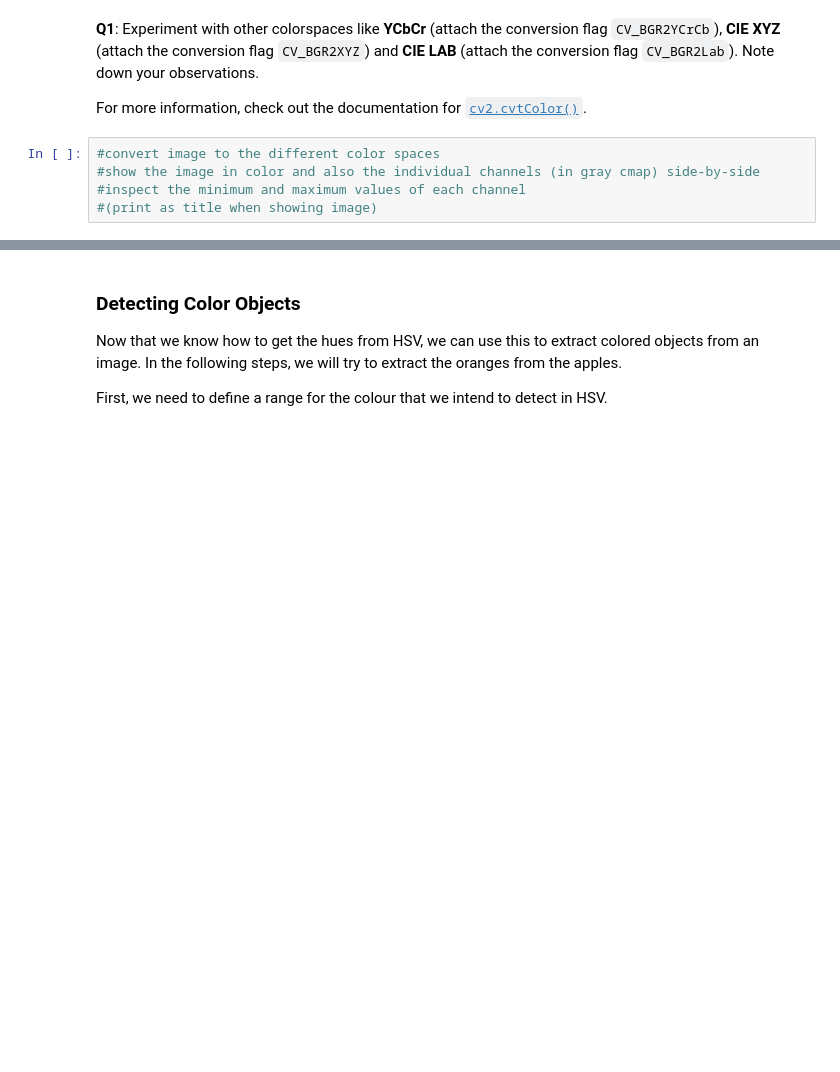
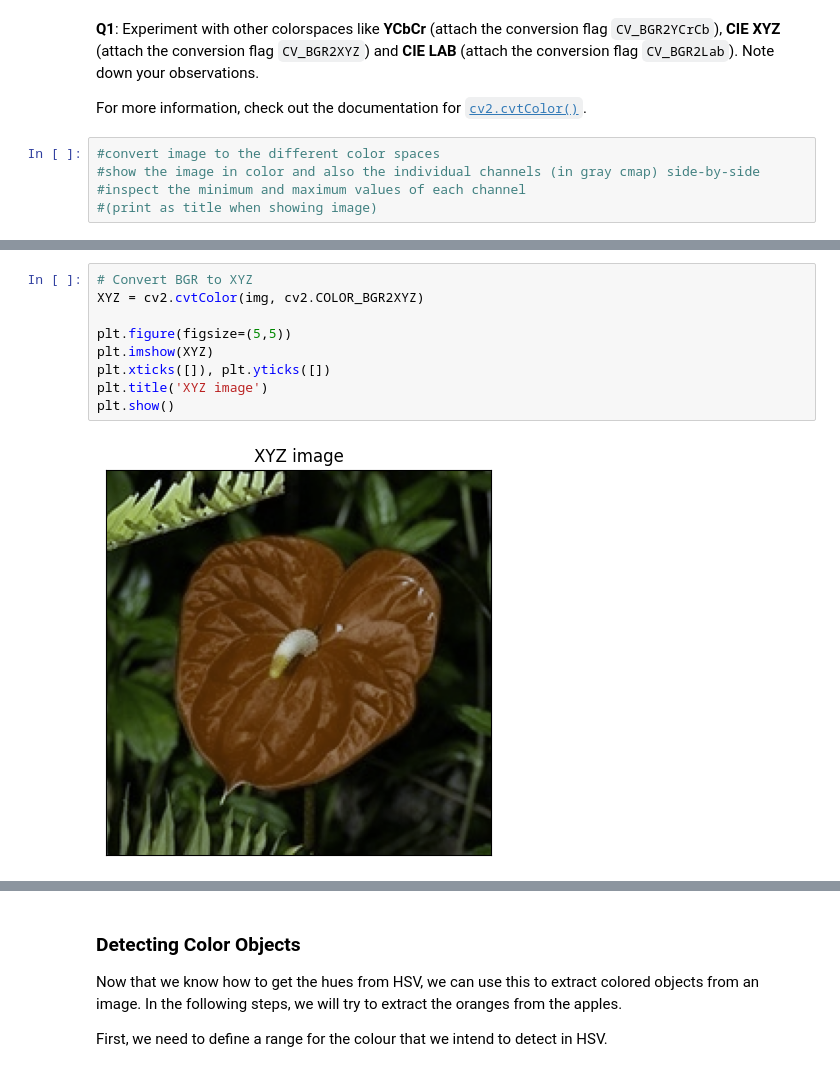
Before and after one commit to haziqfaiz-mmu/VIP, a Jupyter notebook: 05/lab05_notebook.ipynb, the cells around one changed output, grey strips where cells are left out. Drawn from its saved outputs; the diff is of its cells as text; blank space fills up the shorter version.

```diff
--- a/05/lab05_notebook.ipynb
+++ b/05/lab05_notebook.ipynb
@@ -94,0 +134,11 @@ For more information, check out the documentation for [`cv2.cvtColor()`](http://
+# %%
+# Convert BGR to XYZ
+XYZ = cv2.cvtColor(img, cv2.COLOR_BGR2XYZ)
+
+plt.figure(figsize=(5,5))
+plt.imshow(XYZ)
+plt.xticks([]), plt.yticks([])
+plt.title('XYZ image')
+plt.show()
+# %% [output]
+[figure, added]
```
Also changed, not shown: parts of 23 cells of this notebook.
